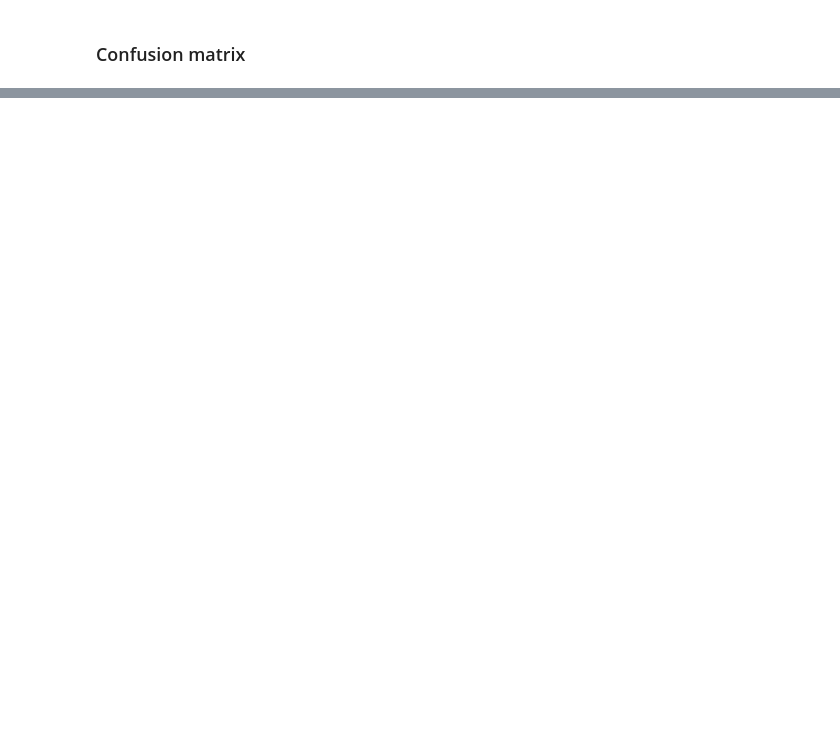
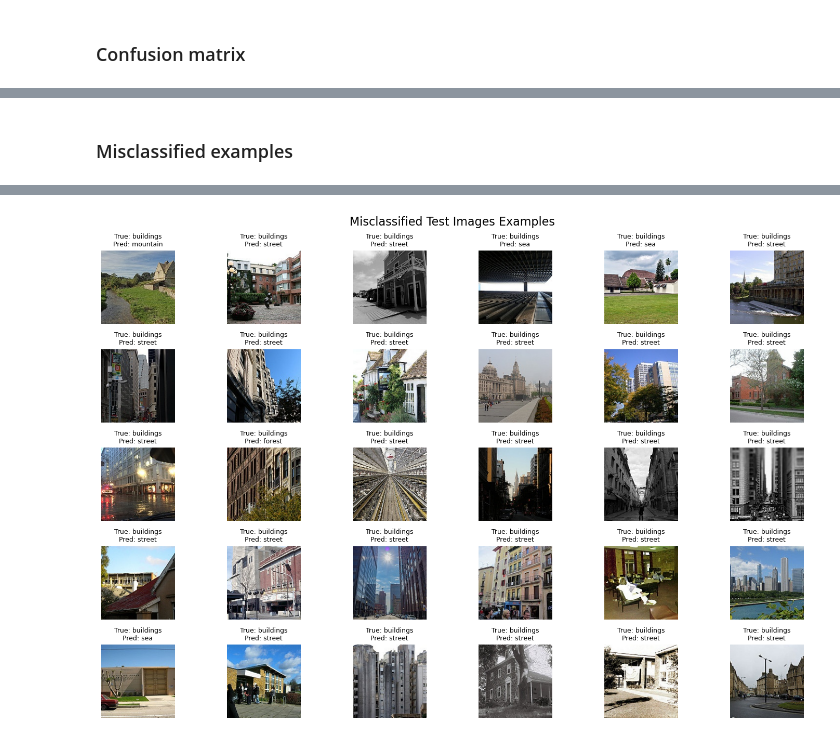
Before and after one commit to Ax1Le-JL/Evaluating-Different-Supervised-Learning-Algorithms, a Jupyter notebook: VGG16.ipynb, the cells around one changed output, grey strips where cells are left out. Cells and saved outputs as stored; diff of their text form; code cells hidden in the pictures; blank space fills up the shorter version.

```diff
--- a/VGG16.ipynb
+++ b/VGG16.ipynb
@@ -272,0 +295,32 @@ plt.show()
+# %% [markdown]
+### Misclassified examples
+# %%
+# 1. 找到误分类的索引
+predicted_labels = np.argmax(model_vgg.predict(test_images_norm), axis=1)
+
+true_labels = np.argmax(test_labels, axis=1)
+
+misclassified_idx = np.where(predicted_labels != true_labels)[0]
+
+# 2. 选出前20个误判样本（如果不足20个会自动取全部）
+misclassified_idx = misclassified_idx[:30]
+
+# 3. 类别名称
+class_names = ['buildings', 'forest', 'glacier', 'mountain', 'sea', 'street']
+
+# 4. 画图
+plt.figure(figsize=(15, 10))
+for i, idx in enumerate(misclassified_idx):
+    plt.subplot(5, 6, i+1)
+    img = test_images[idx]  # 原始图像
+    img = (img).astype('uint8')  # ✅ 转为整数格式
+    plt.imshow(img)  # 若归一化过，先还原
+    plt.axis('off')
+    true = class_names[true_labels[idx]]
+    pred = class_names[predicted_labels[idx]]
+    plt.title(f"True: {true}\nPred: {pred}", fontsize=9)
+
+plt.suptitle("Misclassified Test Images Examples", fontsize=16)
+plt.tight_layout()
+plt.show()
+# %% [output]
@@ -272,0 +328 @@ plt.show()
+[figure, added]
```
Also changed, not shown: parts of 8 cells of this notebook.
